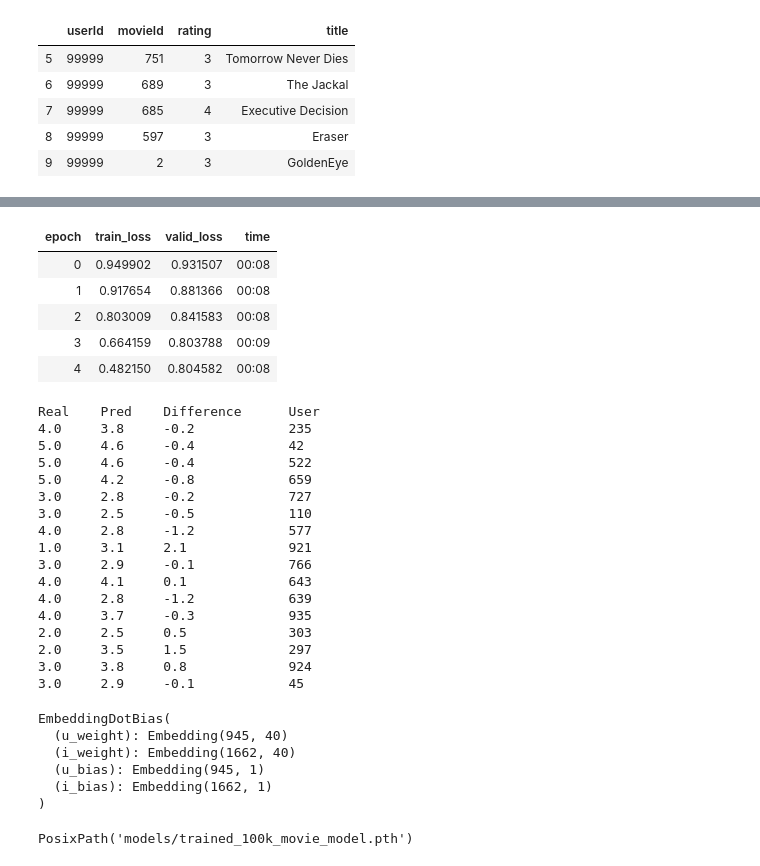
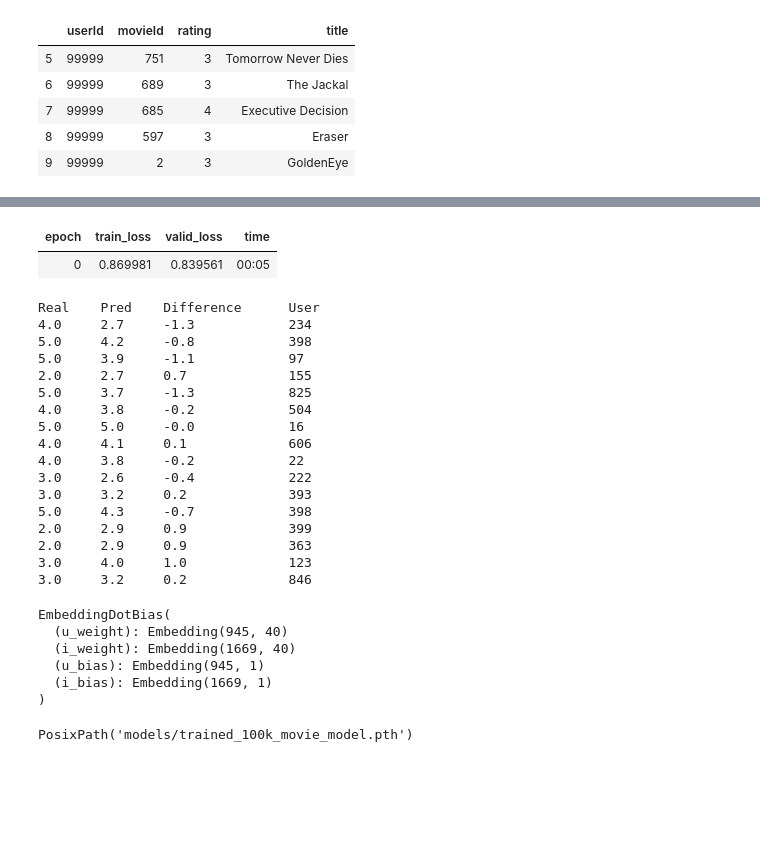
Before and after one commit to jaganlal/NCFMovie100k, a Jupyter notebook: NCFMovie100K.ipynb, the cells around one changed output, grey strips where cells are left out. Drawn from its saved outputs; the diff is of its cells as text; code cells hidden in the pictures; blank space fills up the shorter version.

```diff
--- a/NCFMovie100K.ipynb
+++ b/NCFMovie100K.ipynb
@@ -106,14 +96,9 @@ LR Finder is complete, type {learner_name}.recorder.plot() to see the graph.
 # %%
-learn.fit_one_cycle(5, 0.01)
+learn.fit_one_cycle(1, 0.01)
 # %% [output]
 | epoch | train_loss | valid_loss | time |
-| 0 | 0.949902 | 0.931507 | 00:08 |
-| 1 | 0.917654 | 0.881366 | 00:08 |
-| 2 | 0.803009 | 0.841583 | 00:08 |
-| 3 | 0.664159 | 0.803788 | 00:09 |
-| 4 | 0.482150 | 0.804582 | 00:08 |
+| 0 | 0.869981 | 0.839561 | 00:05 |
 # %%
-#print(items)
 (users, items), ratings = next(iter(data.valid_dl))
 preds = learn.model(users, items)
 print('Real\tPred\tDifference\tUser')
@@ -121,30 +106,30 @@ for p in list(zip(ratings, preds, users))[:16]:
   print('{}\t{:.1f}\t{:.1f}\t\t{}'.format(p[0],p[1],p[1]-p[0], p[2]))
 # %% [output]
 Real    Pred    Difference      User
-4.0     3.8     -0.2            235
-5.0     4.6     -0.4            42
-5.0     4.6     -0.4            522
-5.0     4.2     -0.8            659
-3.0     2.8     -0.2            727
-3.0     2.5     -0.5            110
-4.0     2.8     -1.2            577
-1.0     3.1     2.1             921
-3.0     2.9     -0.1            766
-4.0     4.1     0.1             643
-4.0     2.8     -1.2            639
-4.0     3.7     -0.3            935
-2.0     2.5     0.5             303
-2.0     3.5     1.5             297
-3.0     3.8     0.8             924
-3.0     2.9     -0.1            45
+4.0     2.7     -1.3            234
+5.0     4.2     -0.8            398
+5.0     3.9     -1.1            97
+2.0     2.7     0.7             155
+5.0     3.7     -1.3            825
+4.0     3.8     -0.2            504
+5.0     5.0     -0.0            16
+4.0     4.1     0.1             606
+4.0     3.8     -0.2            22
+3.0     2.6     -0.4            222
+3.0     3.2     0.2             393
+5.0     4.3     -0.7            398
+2.0     2.9     0.9             399
+2.0     2.9     0.9             363
+3.0     4.0     1.0             123
+3.0     3.2     0.2             846
 # %%
 learn.model
 # %% [output]
 EmbeddingDotBias(
   (u_weight): Embedding(945, 40)
-  (i_weight): Embedding(1662, 40)
+  (i_weight): Embedding(1669, 40)
   (u_bias): Embedding(945, 1)
-  (i_bias): Embedding(1662, 1)
+  (i_bias): Embedding(1669, 1)
 )
 # %%
 learn.save("trained_100k_movie_model", return_path=True)
```
Also changed, not shown: parts of 7 cells of this notebook.
